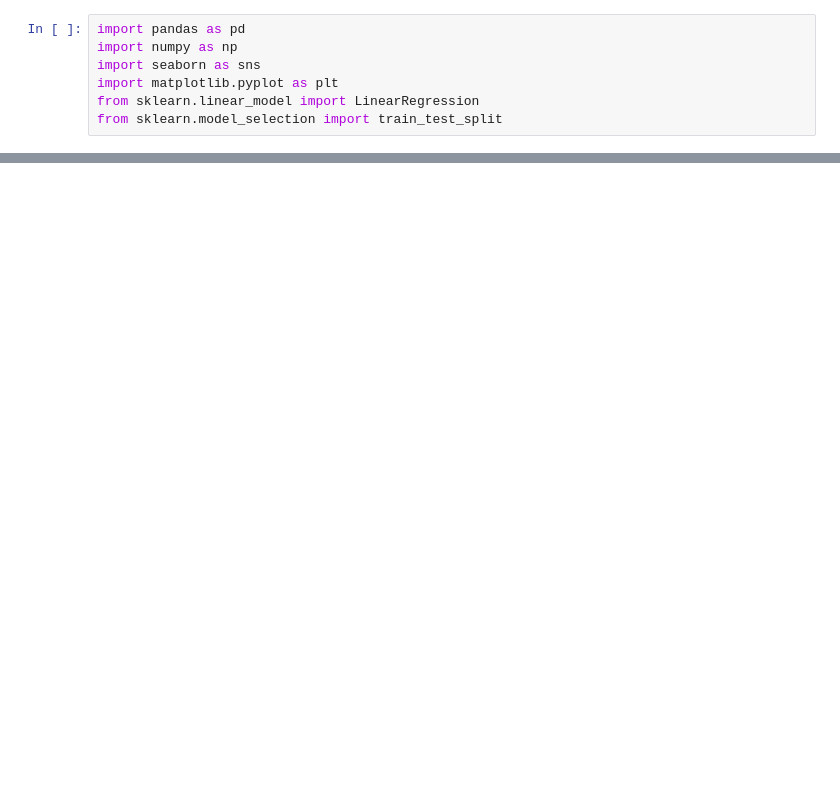
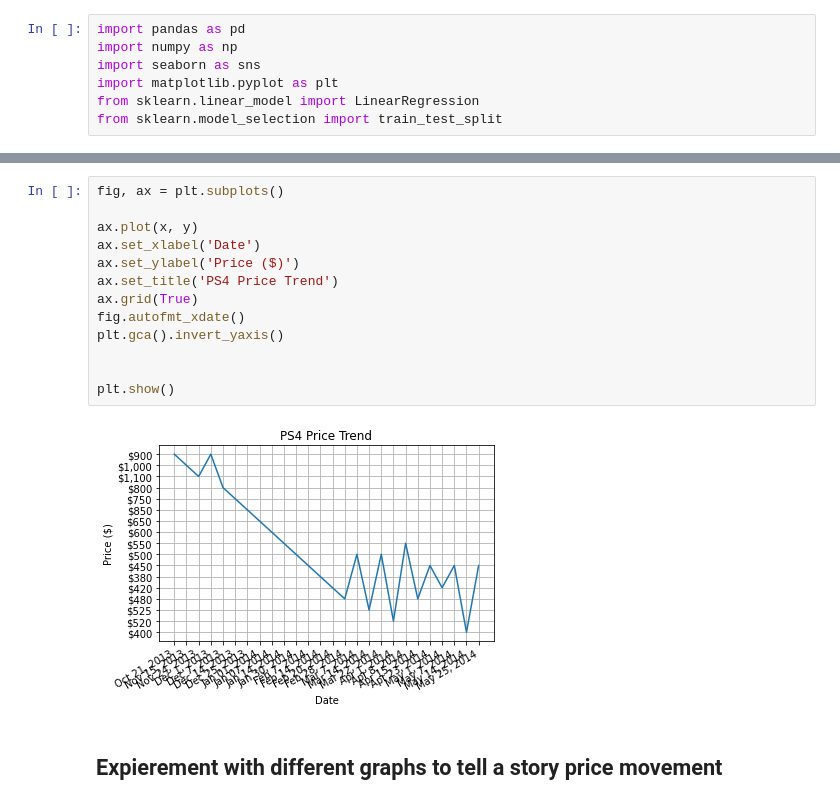
Before and after one commit to GravelBirthstone/Scalper-Project, a Jupyter notebook: scalpers_stats.ipynb, the cells around one changed output, grey strips where cells are left out. Saved outputs shown, nothing was run; the diff lists cells and outputs as text; blank space fills up the shorter version.

```diff
--- a/scalpers_stats.ipynb
+++ b/scalpers_stats.ipynb
@@ -60,0 +58,17 @@ ValueError: x and y must be the same size
+# %%
+fig, ax = plt.subplots()
+
+ax.plot(x, y)
+ax.set_xlabel('Date')
+ax.set_ylabel('Price ($)')
+ax.set_title('PS4 Price Trend')
+ax.grid(True)
+fig.autofmt_xdate()
+plt.gca().invert_yaxis()
+
+
+plt.show()
+# %% [output]
+[figure, added]
+# %% [markdown]
+## Expierement with different graphs to tell a story price movement
```
Also changed, not shown: parts of 5 cells of this notebook, 3 other files.
